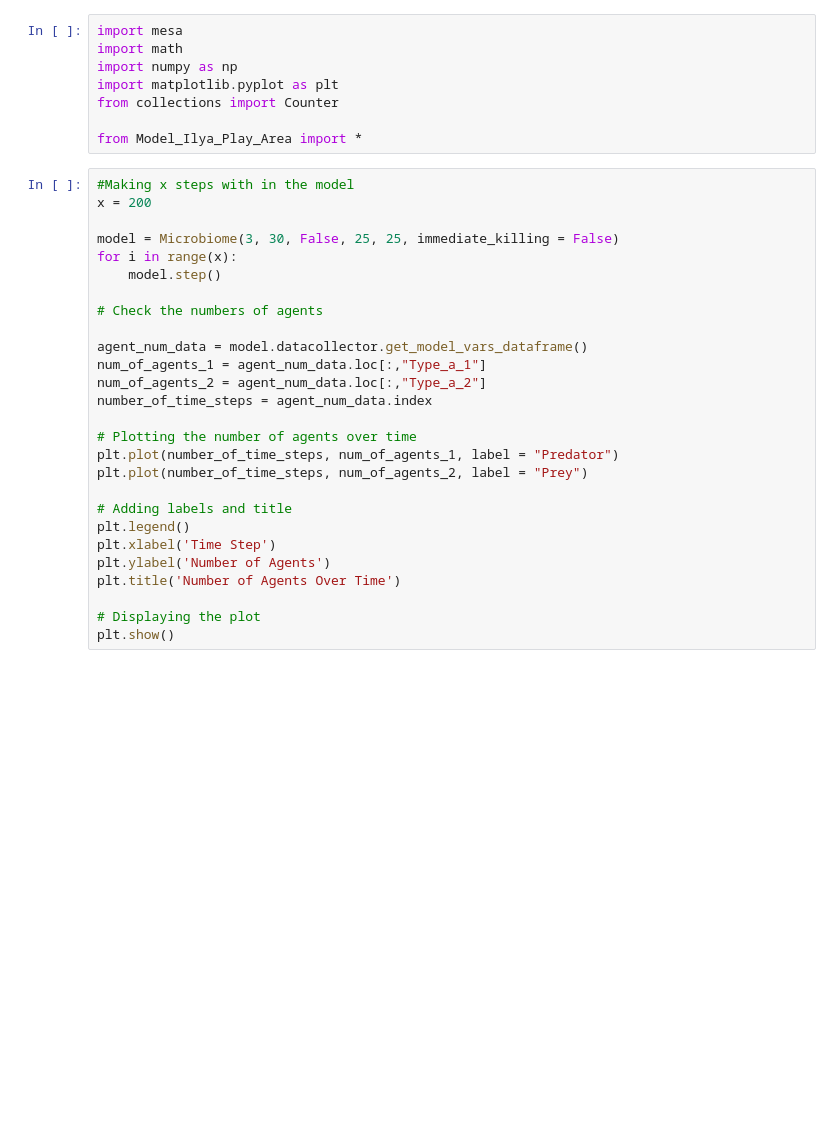
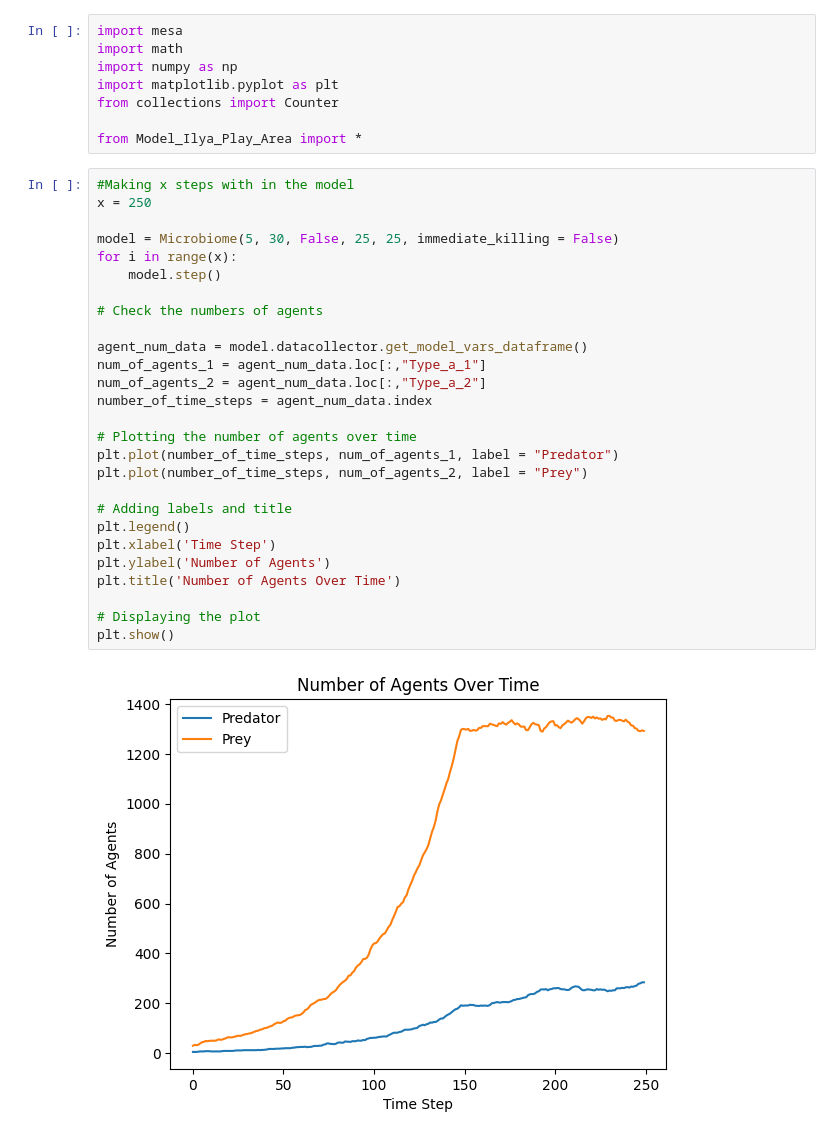
Before and after one commit to IlyaSchneider10/BottMedical_Microbiome, a Jupyter notebook: Parallel_Work.ipynb, the cells around one changed output. Drawn from its saved outputs; the diff is of its cells as text; blank space fills up the shorter version.

```diff
--- a/Parallel_Work.ipynb
+++ b/Parallel_Work.ipynb
@@ -8,29 +8,31 @@ from collections import Counter
 from Model_Ilya_Play_Area import *
 # %%
 #Making x steps with in the model
-x = 200
+x = 250
 
-model = Microbiome(3, 30, False, 25, 25, immediate_killing = False)
+model = Microbiome(5, 30, False, 25, 25, immediate_killing = False)
 for i in range(x):
     model.step()
 
 # Check the numbers of agents
 
 agent_num_data = model.datacollector.get_model_vars_dataframe()
 num_of_agents_1 = agent_num_data.loc[:,"Type_a_1"]
 num_of_agents_2 = agent_num_data.loc[:,"Type_a_2"]
 number_of_time_steps = agent_num_data.index
 
 # Plotting the number of agents over time
 plt.plot(number_of_time_steps, num_of_agents_1, label = "Predator")
 plt.plot(number_of_time_steps, num_of_agents_2, label = "Prey")
 
 # Adding labels and title
 plt.legend()
 plt.xlabel('Time Step')
 plt.ylabel('Number of Agents')
 plt.title('Number of Agents Over Time')
 
 # Displaying the plot
 plt.show()
+# %% [output]
+[figure, added]
 # %%
```
Also changed, not shown: parts of 2 cells of this notebook, 3 other files.
